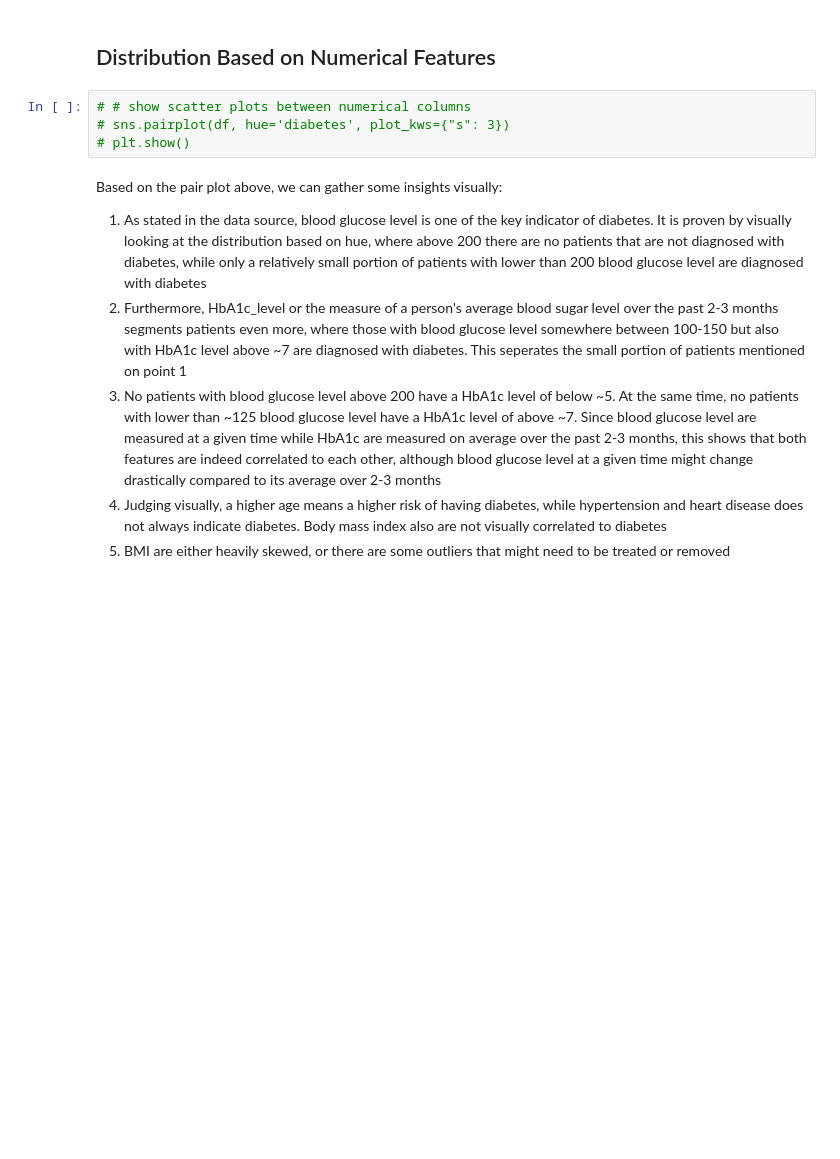
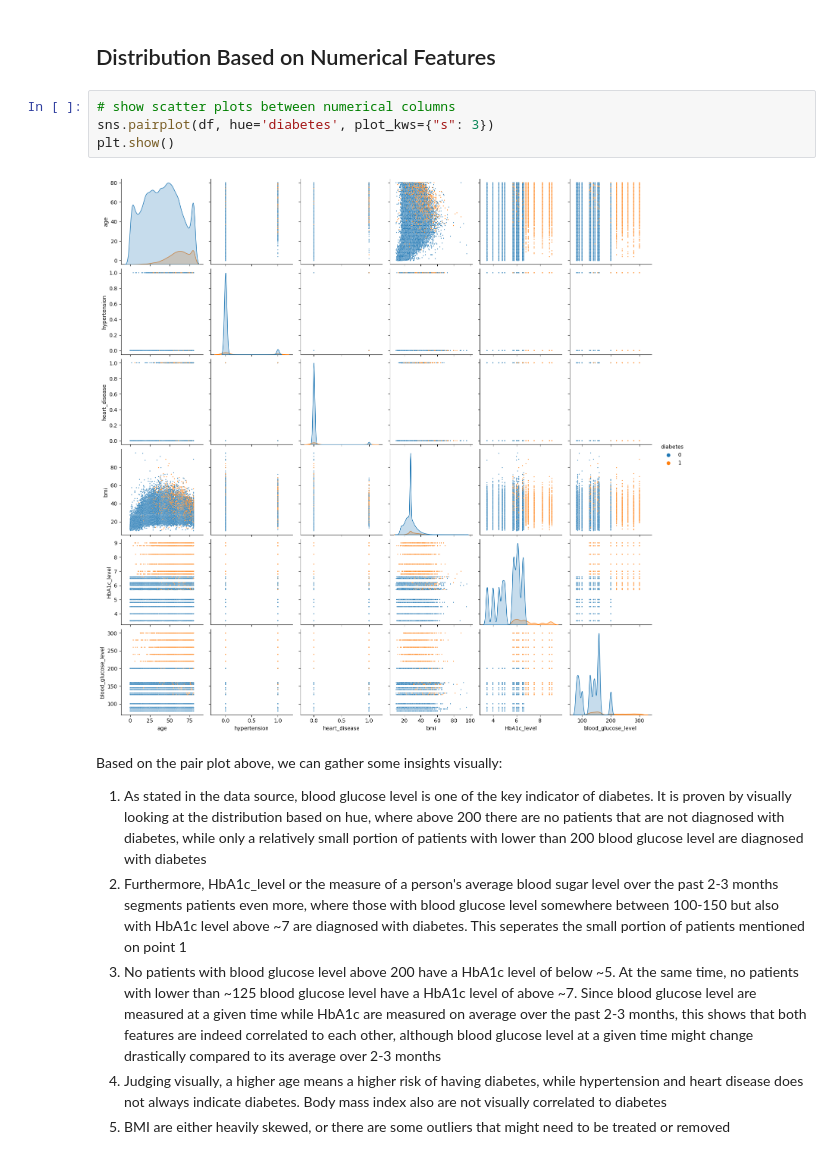
Before and after one commit to mezkymy/diabetes-prediction, a Jupyter notebook: Diabetes_Prediction.ipynb, the cells around one changed output. Drawn from its saved outputs; the diff is of its cells as text; blank space fills up the shorter version.

```diff
--- a/Diabetes_Prediction.ipynb
+++ b/Diabetes_Prediction.ipynb
@@ -111,9 +97,11 @@ For string/categorical columns, there are only a few unique values on each colum
 # %% [markdown]
 ## Distribution Based on Numerical Features
 # %%
-# # show scatter plots between numerical columns
-# sns.pairplot(df, hue='diabetes', plot_kws={"s": 3})
-# plt.show()
+# show scatter plots between numerical columns
+sns.pairplot(df, hue='diabetes', plot_kws={"s": 3})
+plt.show()
+# %% [output]
+[figure, added]
 # %% [markdown]
 Based on the pair plot above, we can gather some insights visually:
 1. As stated in the data source, blood glucose level is one of the key indicator of diabetes. It is proven by visually looking at the distribution based on hue, where above 200 there are no patients that are not diagnosed with diabetes, while only a relatively small portion of patients with lower than 200 blood glucose level are diagnosed with diabetes
```
Also changed, not shown: parts of 3 cells of this notebook.
